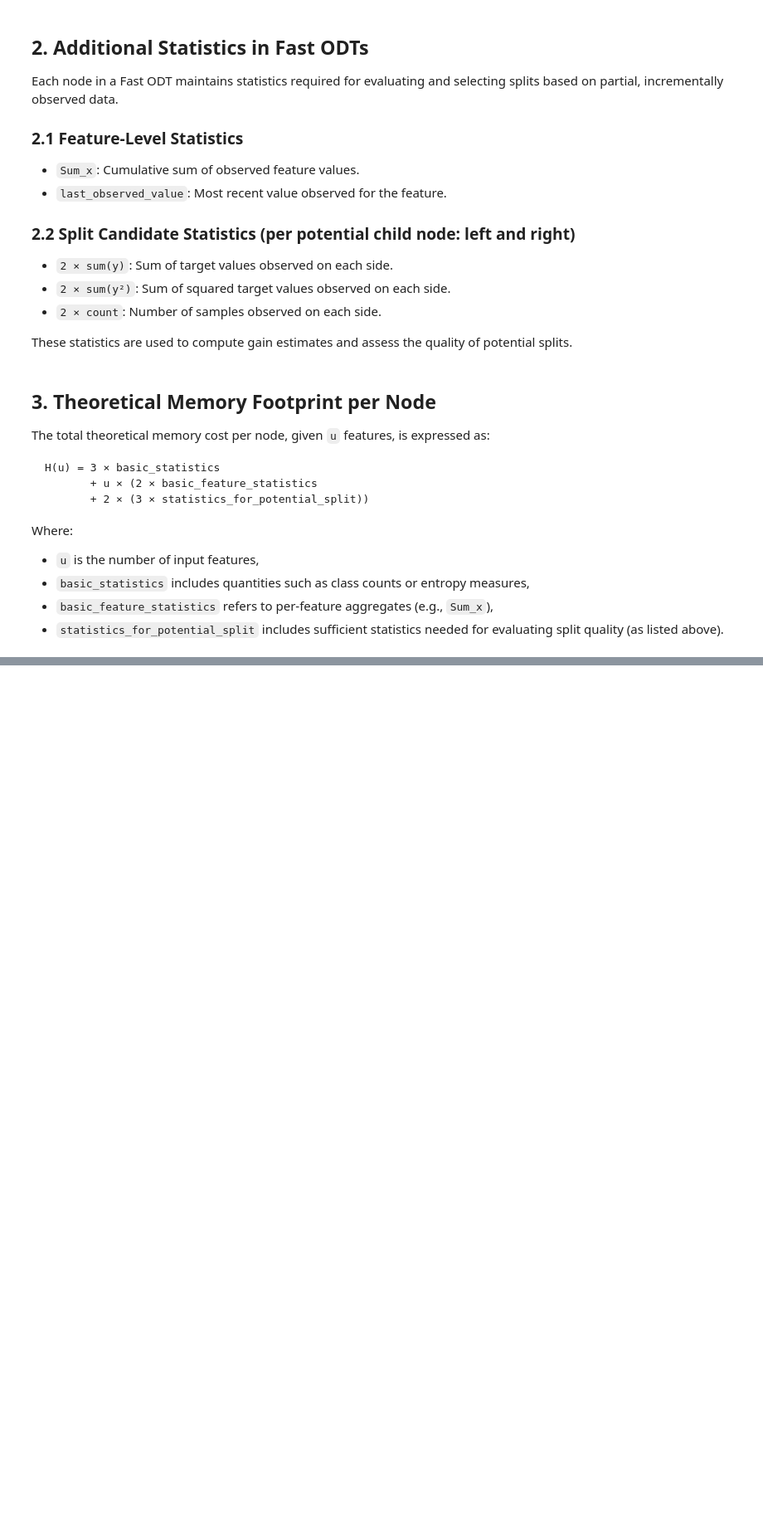
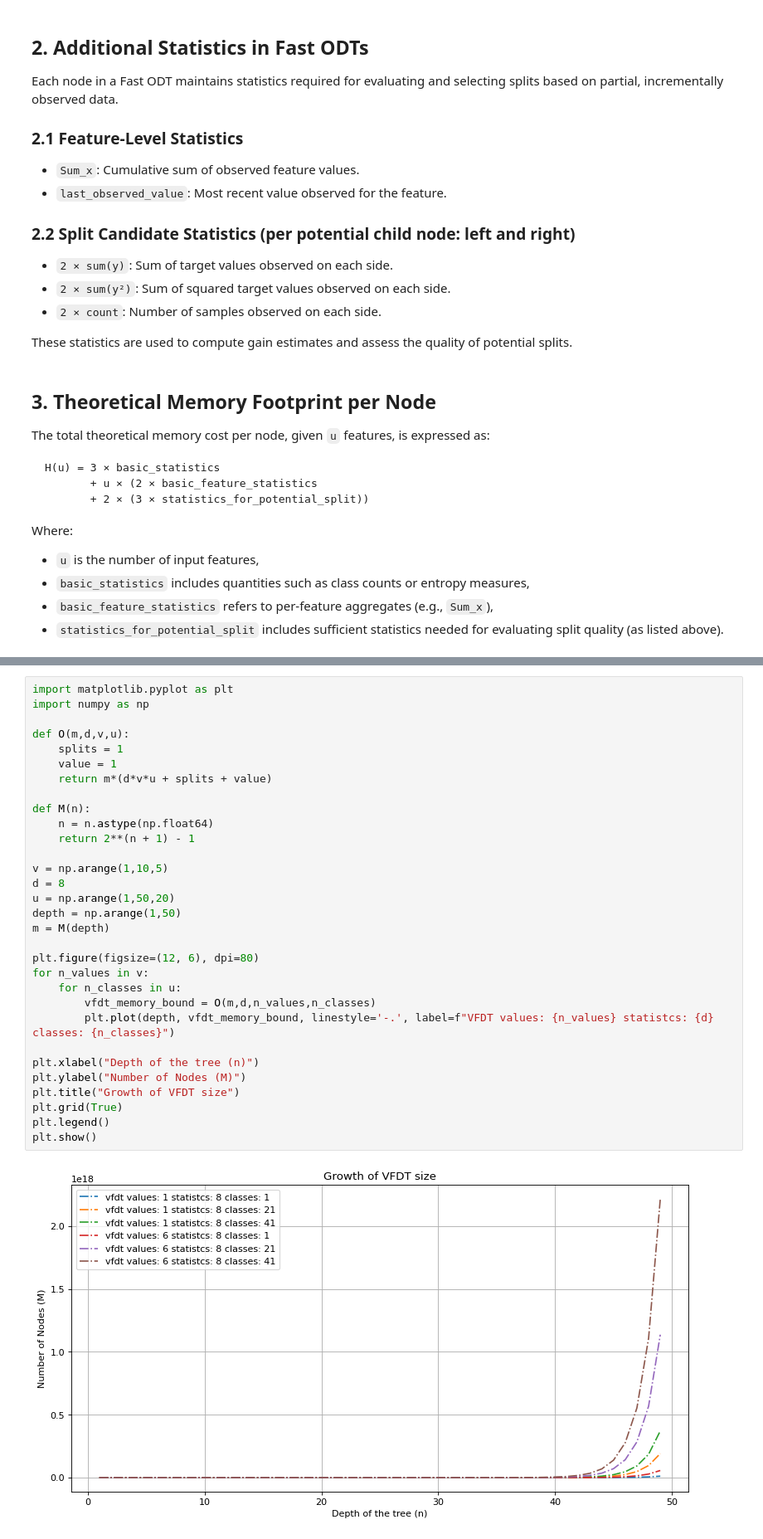
Before and after one commit to Digital-City-Lab-MUNI/Incremental-Learning-MycroftMinds, a Jupyter notebook: notebooks/theoretical_minimum.ipynb, the cells around one changed output, grey strips where cells are left out. Shown at 83% size. Saved outputs shown, nothing was run; the diff lists cells and outputs as text; blank space fills up the shorter version.

```diff
--- a/notebooks/theoretical_minimum.ipynb
+++ b/notebooks/theoretical_minimum.ipynb
@@ -134,3 +139,36 @@ plt.show()
+# %%
+import matplotlib.pyplot as plt
+import numpy as np
+
+def O(m,d,v,u):
+    splits = 1
+    value = 1
+    return m*(d*v*u + splits + value)
+
+def M(n):
+    n = n.astype(np.float64)
+    return 2**(n + 1) - 1
+
+v = np.arange(1,10,5)
+d = 8
+u = np.arange(1,50,20)
+depth = np.arange(1,50)
+m = M(depth)
+
+plt.figure(figsize=(12, 6), dpi=80)
+for n_values in v:
+    for n_classes in u:
+        vfdt_memory_bound = O(m,d,n_values,n_classes)
+        plt.plot(depth, vfdt_memory_bound, linestyle='-.', label=f"VFDT values: {n_values} statistcs: {d} classes: {n_classes}")
+
+plt.xlabel("Depth of the tree (n)")
+plt.ylabel("Number of Nodes (M)")
+plt.title("Growth of VFDT size")
+plt.grid(True)
+plt.legend()
+plt.show()
+# %% [output]
+[figure, added]
 # %% [markdown]
 ## 4. Training Data Requirements
 
```
Also changed, not shown: parts of 12 cells of this notebook.
